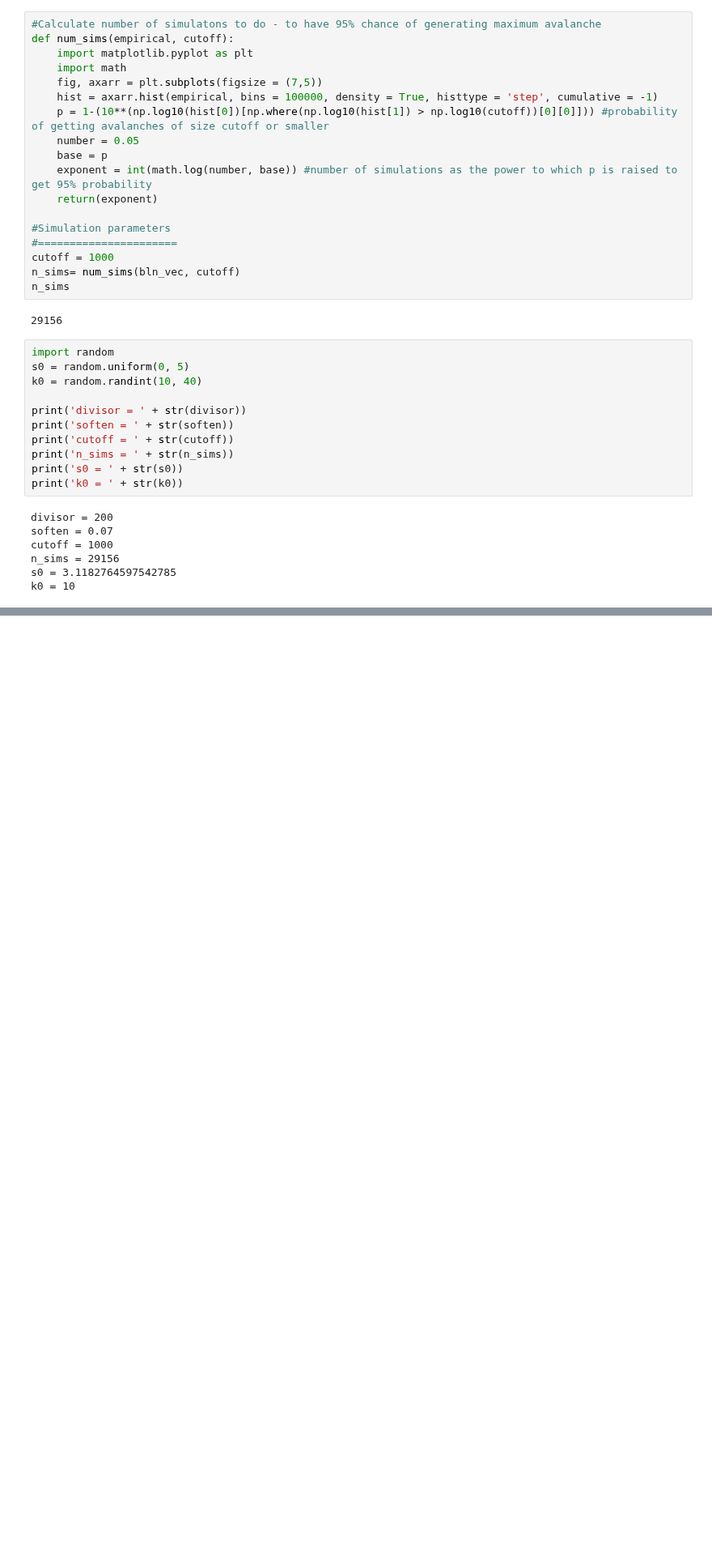
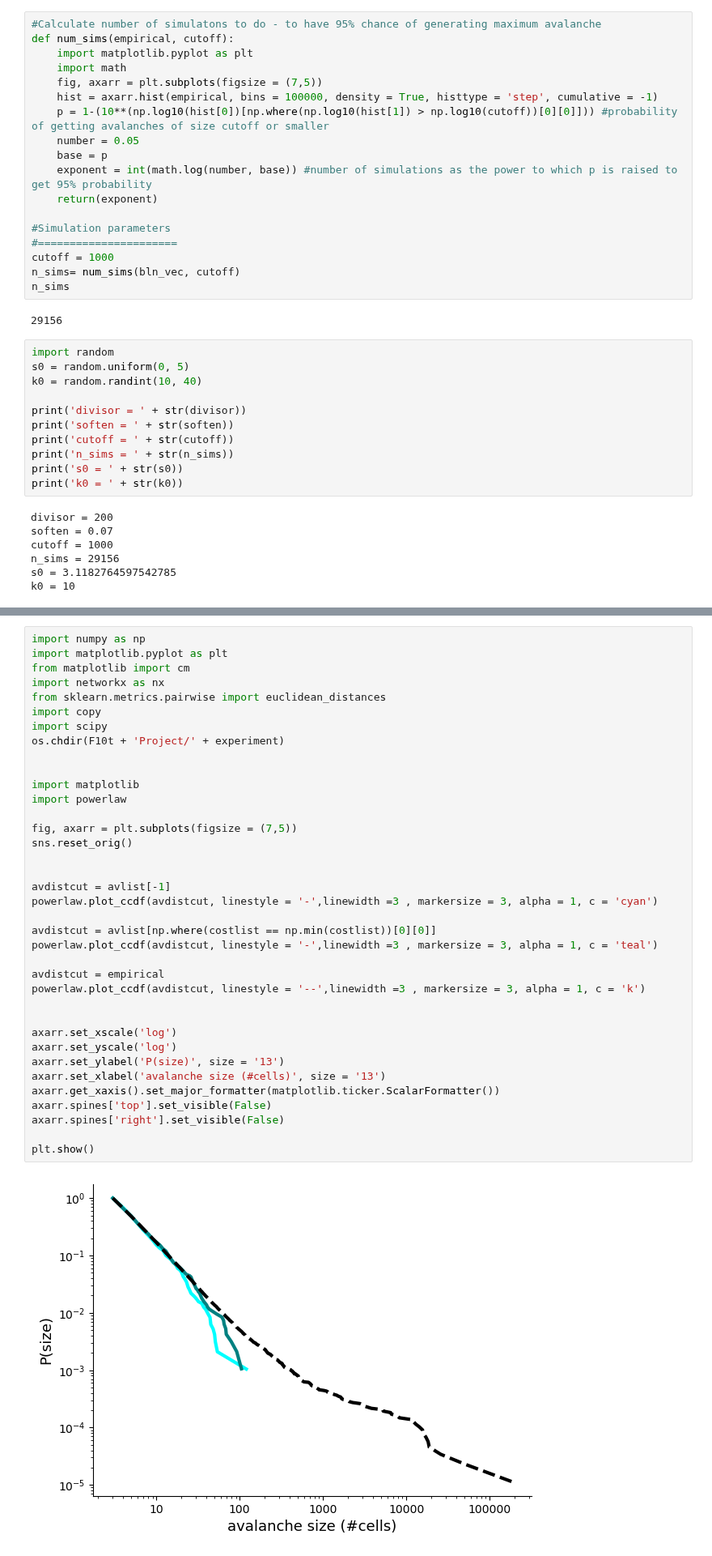
Before and after one commit to dafishcode/suite2p_analysis_py, a Jupyter notebook: Misc4.ipynb, the cells around one changed output, grey strips where cells are left out. Shown at 81% size. Cells and saved outputs as stored; diff of their text form; blank space fills up the shorter version.

```diff
--- a/Misc4.ipynb
+++ b/Misc4.ipynb
@@ -350,0 +218,39 @@ plt.show()
+# %%
+import numpy as np
+import matplotlib.pyplot as plt
+from matplotlib import cm
+import networkx as nx
+from sklearn.metrics.pairwise import euclidean_distances
+import copy
+import scipy
+os.chdir(F10t + 'Project/' + experiment)
+
+
+import matplotlib
+import powerlaw
+
+fig, axarr = plt.subplots(figsize = (7,5))
+sns.reset_orig()
+
+
+avdistcut = avlist[-1]
+powerlaw.plot_ccdf(avdistcut, linestyle = '-',linewidth =3 , markersize = 3, alpha = 1, c = 'cyan')
+
+avdistcut = avlist[np.where(costlist == np.min(costlist))[0][0]]
+powerlaw.plot_ccdf(avdistcut, linestyle = '-',linewidth =3 , markersize = 3, alpha = 1, c = 'teal')
+
+avdistcut = empirical
+powerlaw.plot_ccdf(avdistcut, linestyle = '--',linewidth =3 , markersize = 3, alpha = 1, c = 'k')
+
+
+axarr.set_xscale('log')
+axarr.set_yscale('log')
+axarr.set_ylabel('P(size)', size = '13')
+axarr.set_xlabel('avalanche size (#cells)', size = '13')
+axarr.get_xaxis().set_major_formatter(matplotlib.ticker.ScalarFormatter())
+axarr.spines['top'].set_visible(False)
+axarr.spines['right'].set_visible(False)
+
+plt.show()
+# %% [output]
+[figure, added]
```
Also changed, not shown: parts of 15 cells of this notebook, 6 other files.
